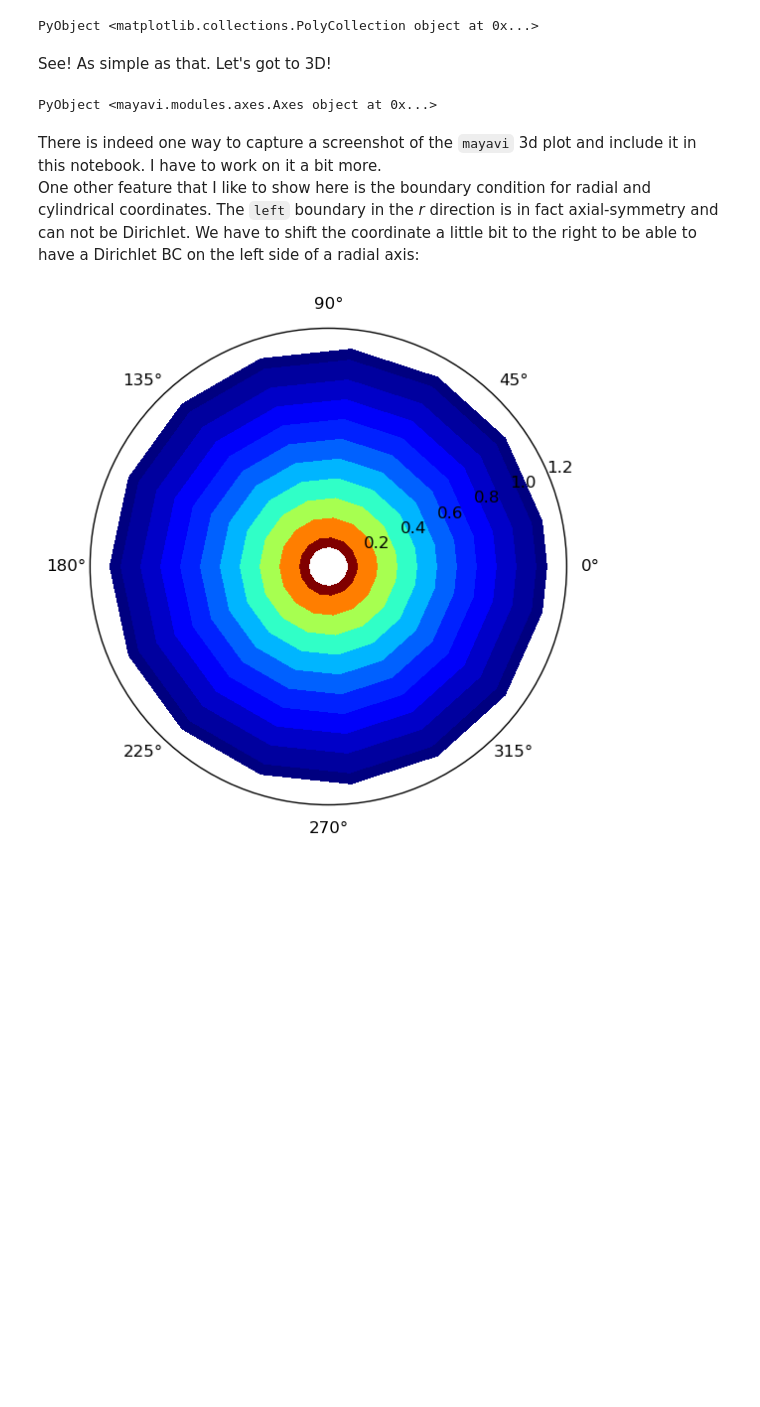
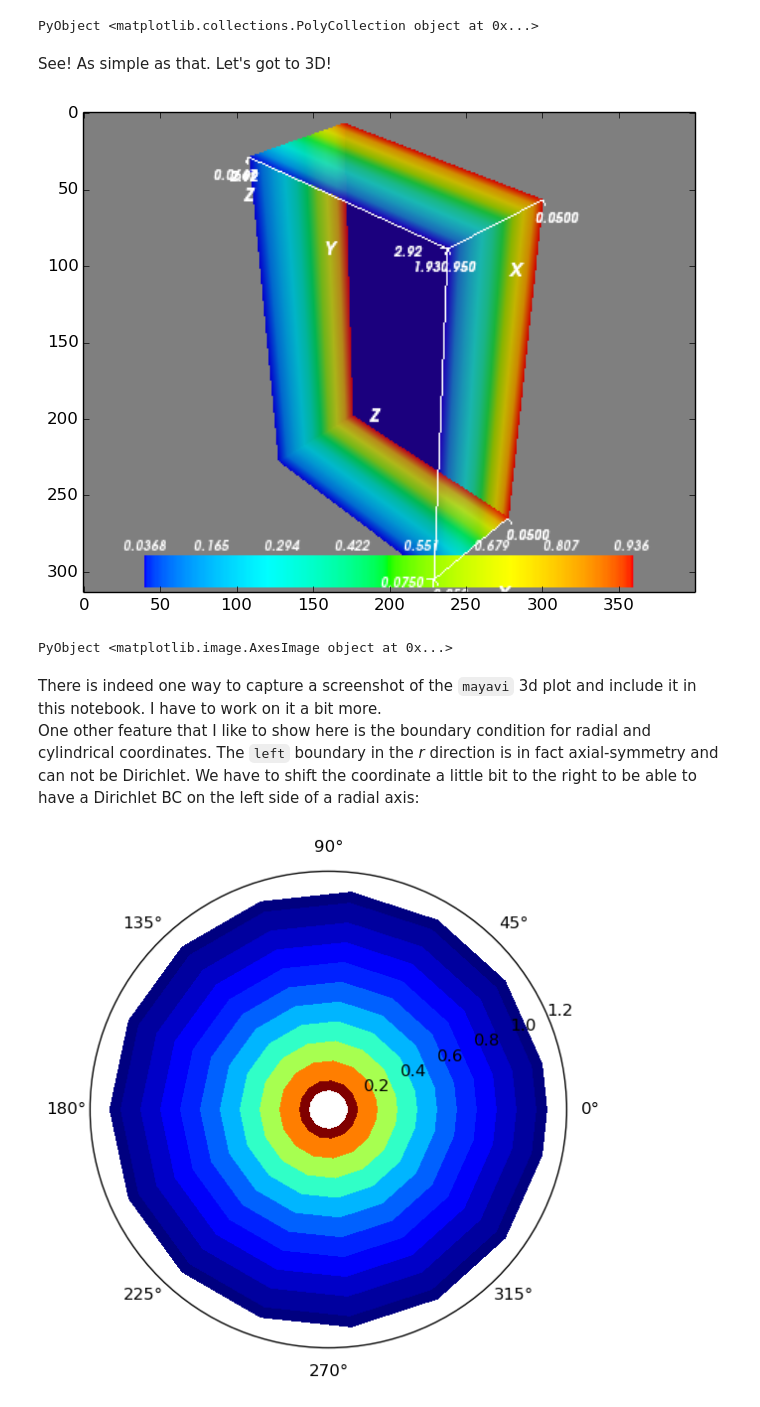
Before and after one commit to simulkade/JFVM.jl, a Jupyter notebook: examples/jfvm_tutorial.ipynb, the cells around one changed output. Cells and saved outputs as stored; diff of their text form; code cells hidden in the pictures; blank space fills up the shorter version.

Commit message:
3d image added to tutorial

```diff
--- a/examples/jfvm_tutorial.ipynb
+++ b/examples/jfvm_tutorial.ipynb
@@ -287,17 +287,20 @@ PyObject <matplotlib.collections.PolyCollection object at 0x...>
 # %% [markdown]
 See! As simple as that. Let's got to 3D!
 # %%
+using PyPlot
 Nx = 10
 Ny = 15
 Nz = 20
 Lx = 1.0
 Ly = 2.0
 Lz = 3.0
 m = createMesh3D(Nx, Ny, Nz, Lx, Ly, Lz)
 c = trans_diff_dirichlet(m)
-visualizeCells(c)
+img = visualizeCells(c)
+imshow(img)
 # %% [output]
+[figure, added]
-PyObject <mayavi.modules.axes.Axes object at 0x...>
+PyObject <matplotlib.image.AxesImage object at 0x...>
 # %% [markdown]
 There is indeed one way to capture a screenshot of the `mayavi` 3d plot and include it in this notebook. I have to work on it a bit more.
 One other feature that I like to show here is the boundary condition for radial and cylindrical coordinates. The `left` boundary in the *r* direction is in fact axial-symmetry and can not be Dirichlet. We have to shift the coordinate a little bit to the right to be able to have a Dirichlet BC on the left side of a radial axis:
```
